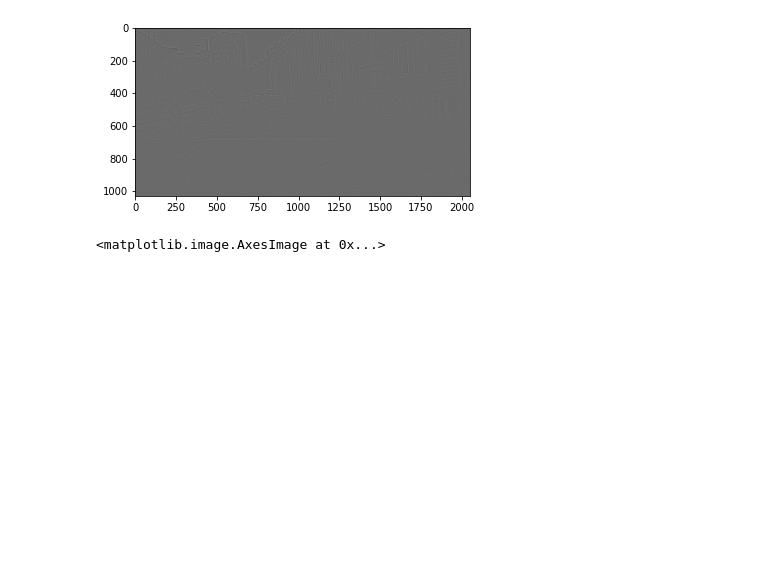
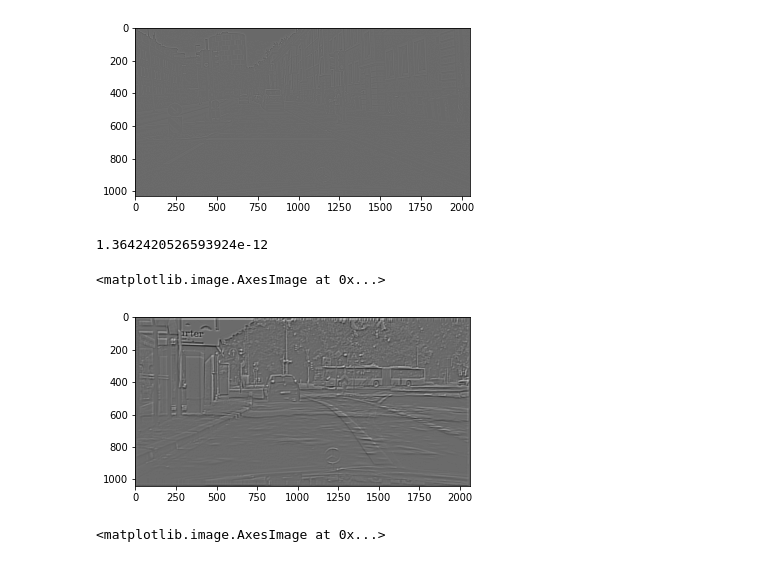
Before and after one commit to SM325/TFL-Mobileye, a Jupyter notebook: Untitled.ipynb, the cells around one changed output. Cells and saved outputs as stored; diff of their text form; code cells hidden in the pictures; blank space fills up the shorter version.

```diff
--- a/Untitled.ipynb
+++ b/Untitled.ipynb
@@ -107,13 +107,28 @@ k = np.array([[118, 122, 121, 121, 117, 117, 122, 126, 124, 130, 130, 125, 133,
          64,  61,  90, 111],
        [103,  84,  50,  36,  39,  41,  49,  54,  61,  65,  60,  53,  51,
          52,  53,  85, 101]])
-arr = np.ravel(k)
-mid = min(arr) + (max(arr)-min(arr))/2
-mid
-k = k - np.median(arr)
-arr = np.ravel(k)
-np.random.normal(loc = mean, scale = standard deviation, size = (m,n))
-sum(arr)
+# arr = np.ravel(k)
+# mid = min(arr) + (max(arr)-min(arr))/2
+# mid
+# k = k - np.mean(arr)
+k = k - k.mean()
+# arr = np.ravel(k)
+
+# np.random.normal(loc = mean, scale = standard deviation, size = (m,n))
+k.sum()
+# %% [output]
+1.3642420526593924e-12
+# %%
+k = np.flipud(k)
+k = np.fliplr(k)
+
+# res = ndimage.filters.convolve(image,k, cval=0)
+res = sg.convolve2d(image, k)
+
+plt.imshow(res,cmap='gray')
+# %% [output]
+<matplotlib.image.AxesImage at 0x...>
+[figure, added]
 # %%
 filter_kernel = np.array([[-3.5, -2.25, -2, -2, -2],
                           [-2.25,  -1, 1/4, 1/2, 1],
```
Also changed, not shown: parts of 1 cell of this notebook, 1 other file.
